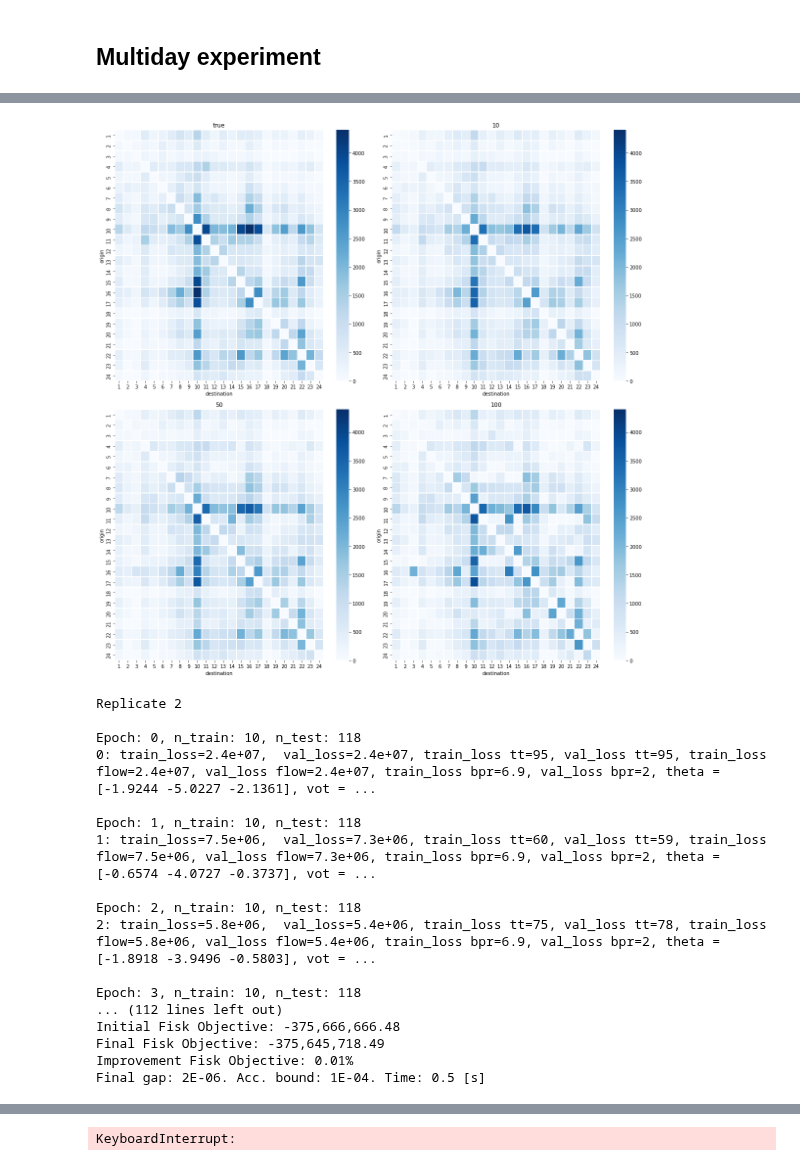
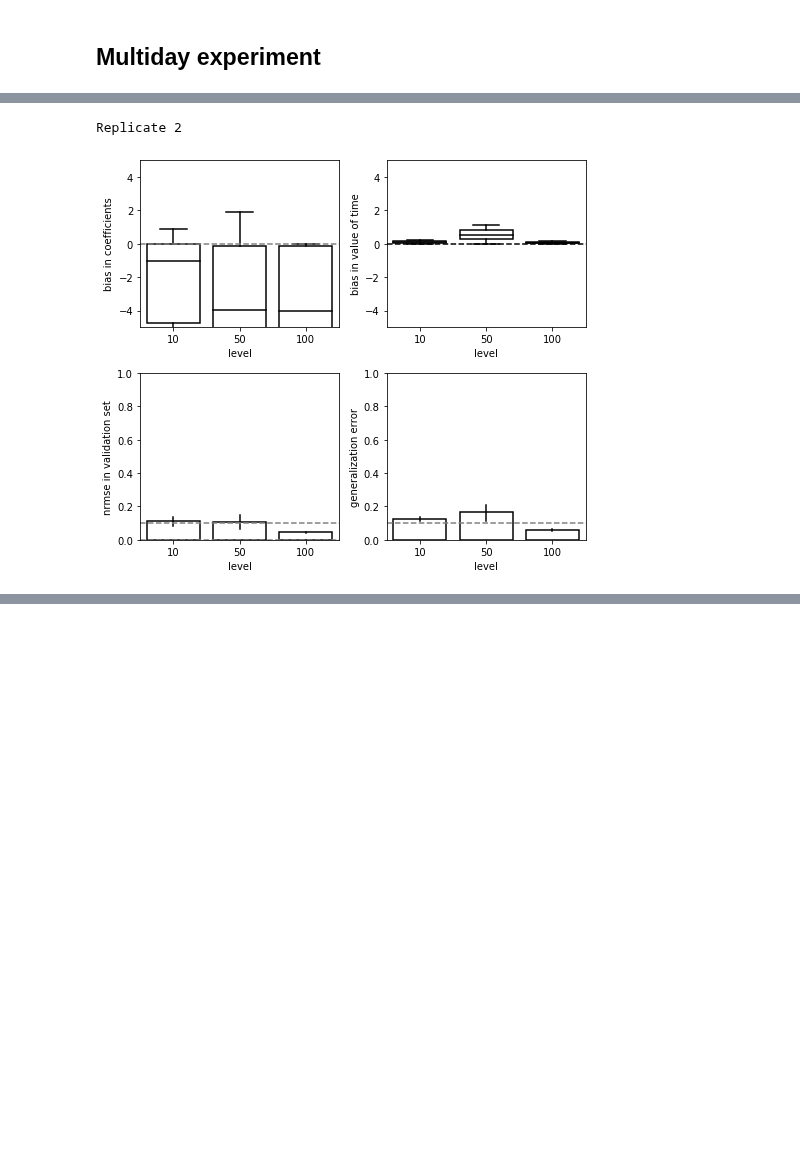
Before and after one commit to pabloguarda/pesuelogit, a Jupyter notebook: examples/notebooks/aesue-tntp-experiments.ipynb, the cells around one changed output, grey strips where cells are left out. Drawn from its saved outputs; the diff is of its cells as text; code cells hidden in the pictures; blank space fills up the shorter version.

```diff
--- a/examples/notebooks/aesue-tntp-experiments.ipynb
+++ b/examples/notebooks/aesue-tntp-experiments.ipynb
@@ -29,8 +29,8 @@ tf.random.set_seed(_SEED)
 # %%
 list_experiments = ['convergence', 'multiday', 'noisy_counts', 'noisy_od', 'ill_scaled_od']
 # %%
-# run_experiment = dict.fromkeys(list_experiments,True)
-run_experiment = dict.fromkeys(list_experiments, False)
+run_experiment = dict.fromkeys(list_experiments,True)
+# run_experiment = dict.fromkeys(list_experiments, False)
 
 # run_experiment['convergence'] = True
 run_experiment['multiday'] = True
@@ -102,7 +102,7 @@ equilibrator = Equilibrator(
 # %% [markdown]
 ## Learning parameters
 # %%
-_EPOCHS = 10
+_EPOCHS = 20
 _BATCH_SIZE = 4
 _LR = 5e-1  # Default is 1e-3. With 1e-1, training becomes unstable
 # %% [markdown]
@@ -136,12 +136,12 @@ if run_experiment['convergence']:
 
     od_parameters = ODParameters(key='od',
                                  periods=1,
-                                 # initial_values = np.ones_like(tntp_network.q),
+                                 initial_values = np.ones_like(tntp_network.q).flatten(),
                                  # initial_values=0.6 * tntp_network.q.flatten(),
-                                 initial_values=tntp_network.q.flatten(),
+                                 # initial_values=tntp_network.q.flatten(),
                                  true_values=tntp_network.q.flatten(),
                                  historic_values={1: tntp_network.q.flatten()},
-                                 trainable=False)
+                                 trainable=True)
 
     model = AESUELOGIT(
         key='model',
@@ -162,5 +162,6 @@ if run_experiment['convergence']:
         Y=Y)
 
     convergence_experiment.run(epochs=_EPOCHS,
+                               test_size = 0.2,
                                batch_size=_BATCH_SIZE,
-                               loss_weights={'od': 0, 'theta': 0, 'tt': 1, 'flow': 1, 'bpr': 1},)
+                               loss_weights={'od': 0, 'theta': 0, 'tt': 1, 'flow': 1, 'bpr': 0},)
@@ -172,16 +194,16 @@ if run_experiment['multiday']:
     optimizer = tf.keras.optimizers.Adam(learning_rate=_LR)
 
     bpr_parameters = BPRParameters(keys=['alpha', 'beta'],
-                                   # initial_values={'alpha': 0.1, 'beta': 1},
-                                   initial_values={'alpha': 0.15, 'beta': 4},
+                                   initial_values={'alpha': 0.1, 'beta': 1},
+                                   # initial_values={'alpha': 0.15, 'beta': 4},
                                    true_values={'alpha': 0.15, 'beta': 4},
-                                   trainables=dict.fromkeys(['alpha', 'beta'], False),
+                                   trainables=dict.fromkeys(['alpha', 'beta'], True),
                                    )
 
     od_parameters = ODParameters(key='od',
                                  periods=1,
                                  # initial_values=100*np.ones_like(tntp_network.q).flatten(),
-                                 initial_values=0.6*tntp_network.q.flatten(),
+                                 initial_values=0.5*tntp_network.q.flatten(),
                                  # initial_values=tntp_network.q.flatten(),
                                  true_values=tntp_network.q.flatten(),
                                  historic_values={1: tntp_network.q.flatten()},
@@ -202,13 +224,15 @@ if run_experiment['multiday']:
         folderpath=isl.config.dirs['output_folder'] + 'experiments/' + network_name,
         model=model,
         optimizer=optimizer,
-        noise = {'tt': 0, 'flow': 0.05},
+        noise = {'tt': 0, 'flow': 0.1},
         X=X,
         Y=Y)
 
     multiday_experiment.run(epochs=_EPOCHS,
-                            replicates = 10,
-                            range_initial_values= (-1,1),
+                            replicates = 50,
+                            replicate_report = False,
+                            show_replicate_plot = True,
+                            range_initial_values= (-5,5),
                             batch_size=_BATCH_SIZE,
                             levels = [10,50,100],
                             loss_weights={'od': 0, 'theta': 0, 'tt': 1, 'flow': 1, 'bpr': 0},
@@ -235,18 +245,2 @@ Final gap: 4E-05. Acc. bound: 1E-04. Time: 0.4 [s]
+Replicate 2
-[figure, old version]
+[figure, new version]
-Replicate 2
-
-Epoch: 0, n_train: 10, n_test: 118
-0: train_loss=2.4e+07,  val_loss=2.4e+07, train_loss tt=95, val_loss tt=95, train_loss flow=2.4e+07, val_loss flow=2.4e+07, train_loss bpr=6.9, val_loss bpr=2, theta = [-1.9244 -5.0227 -2.1361], vot = ...
-
-Epoch: 1, n_train: 10, n_test: 118
-1: train_loss=7.5e+06,  val_loss=7.3e+06, train_loss tt=60, val_loss tt=59, train_loss flow=7.5e+06, val_loss flow=7.3e+06, train_loss bpr=6.9, val_loss bpr=2, theta = [-0.6574 -4.0727 -0.3737], vot = ...
-
-Epoch: 2, n_train: 10, n_test: 118
-2: train_loss=5.8e+06,  val_loss=5.4e+06, train_loss tt=75, val_loss tt=78, train_loss flow=5.8e+06, val_loss flow=5.4e+06, train_loss bpr=6.9, val_loss bpr=2, theta = [-1.8918 -3.9496 -0.5803], vot = ...
-
-Epoch: 3, n_train: 10, n_test: 118
-... (112 lines left out)
-Initial Fisk Objective: -375,666,666.48
-Final Fisk Objective: -375,645,718.49
-Improvement Fisk Objective: 0.01%
-Final gap: 2E-06. Acc. bound: 1E-04. Time: 0.5 [s]
@@ -310 +247,0 @@ Epoch: 0, n_train: 100, n_test: 28
-KeyboardInterrupt:
```
Also changed, not shown: parts of 5 cells of this notebook.
